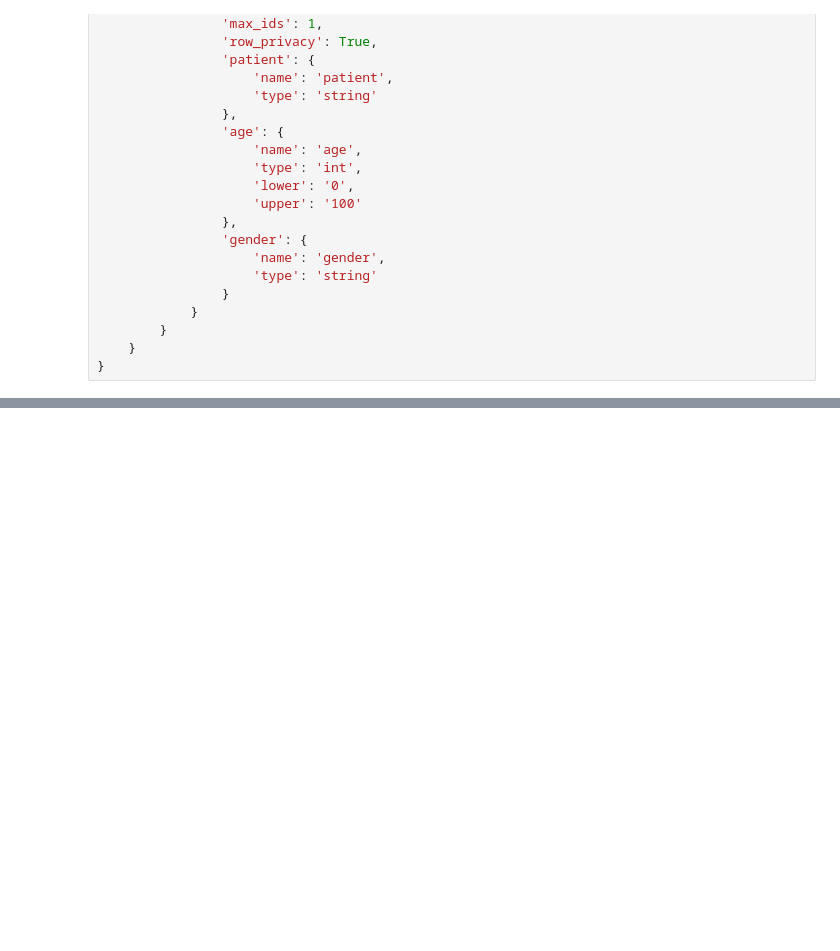
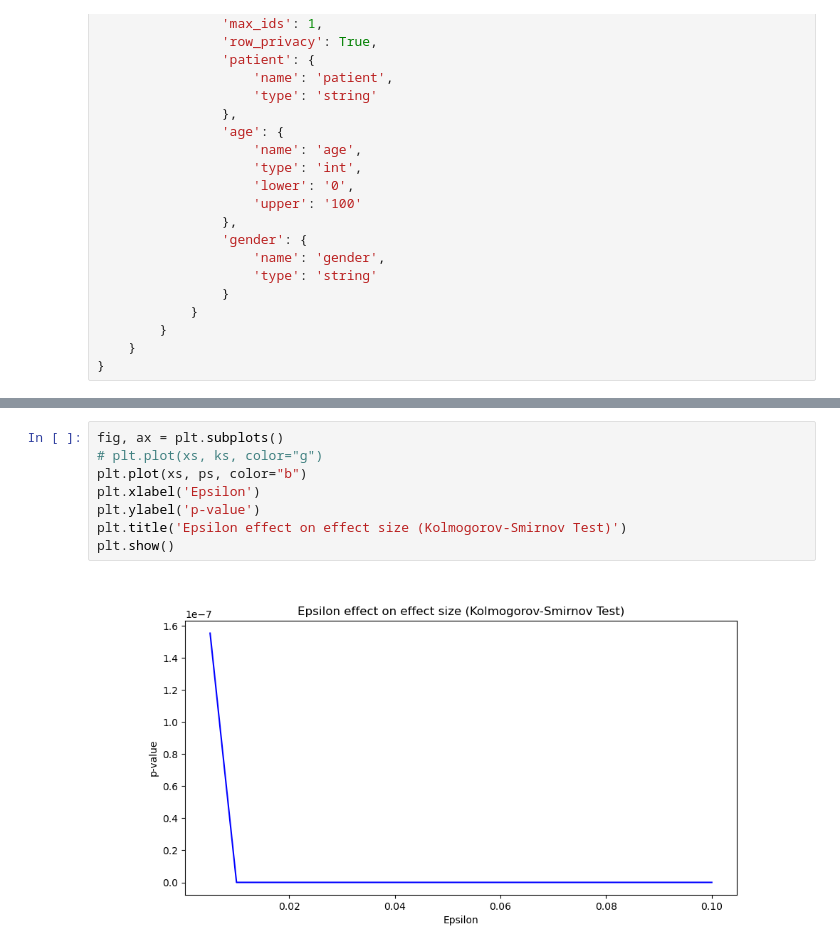
Before and after one commit to EatOreo/DifferentialPrivacyBiasExperiments, a Jupyter notebook: notebooks/3dMeans.ipynb, the cells around one changed output, grey strips where cells are left out. Saved outputs shown, nothing was run; the diff lists cells and outputs as text; blank space fills up the shorter version.

```diff
--- a/notebooks/3dMeans.ipynb
+++ b/notebooks/3dMeans.ipynb
@@ -137,0 +185,10 @@ ax.set_title('Epsilon effect on mean');
+# %%
+fig, ax = plt.subplots()
+# plt.plot(xs, ks, color="g")
+plt.plot(xs, ps, color="b")
+plt.xlabel('Epsilon')
+plt.ylabel('p-value')
+plt.title('Epsilon effect on effect size (Kolmogorov-Smirnov Test)')
+plt.show()
+# %% [output]
+[figure, added]
```
Also changed, not shown: parts of 9 cells of this notebook.
